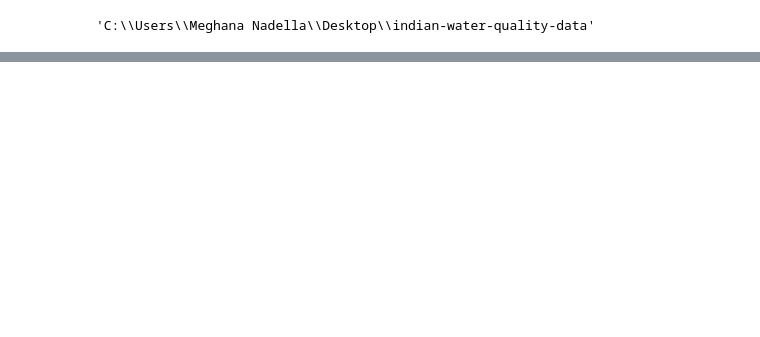
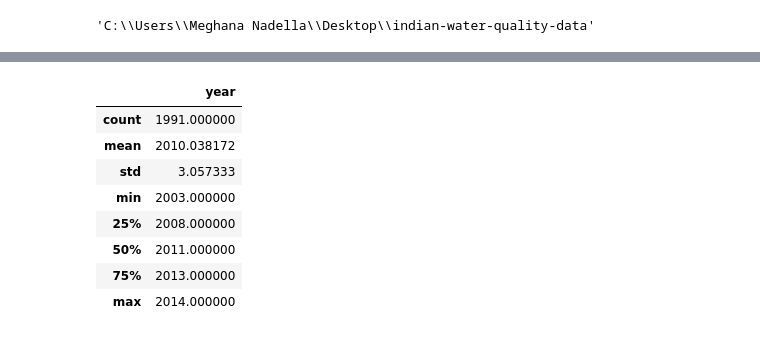
Before and after one commit to Wealthy-Waste/Indian-Water-Quality-Data, a Jupyter notebook: Indian water quality data.ipynb, the cells around one changed output, grey strips where cells are left out. Drawn from its saved outputs; the diff is of its cells as text; code cells hidden in the pictures; blank space fills up the shorter version.

```diff
--- a/Indian water quality data.ipynb
+++ b/Indian water quality data.ipynb
@@ -17,3 +17,15 @@ data.head()
 | 2 | 1475 | ZUARI AT PANCHAWADI | GOA | 29.5 | 6.3 | 6.9 | 179 | 1.7 | ... |
 | 3 | 3181 | RIVER ZUARI AT BORIM BRIDGE | GOA | 29.7 | 5.8 | 6.9 | 64 | 3.8 | ... |
 | 4 | 3182 | RIVER ZUARI AT MARCAIM JETTY | GOA | 29.5 | 5.8 | 7.3 | 83 | 1.9 | ... |
+# %%
+data.describe()
+# %% [output]
+|  | year |
+| count | 1991.000000 |
+| mean | 2010.038172 |
+| std | 3.057333 |
+| min | 2003.000000 |
+| 25% | 2008.000000 |
+| 50% | 2011.000000 |
+| 75% | 2013.000000 |
+| max | 2014.000000 |
```
Also changed, not shown: parts of 20 cells of this notebook.
